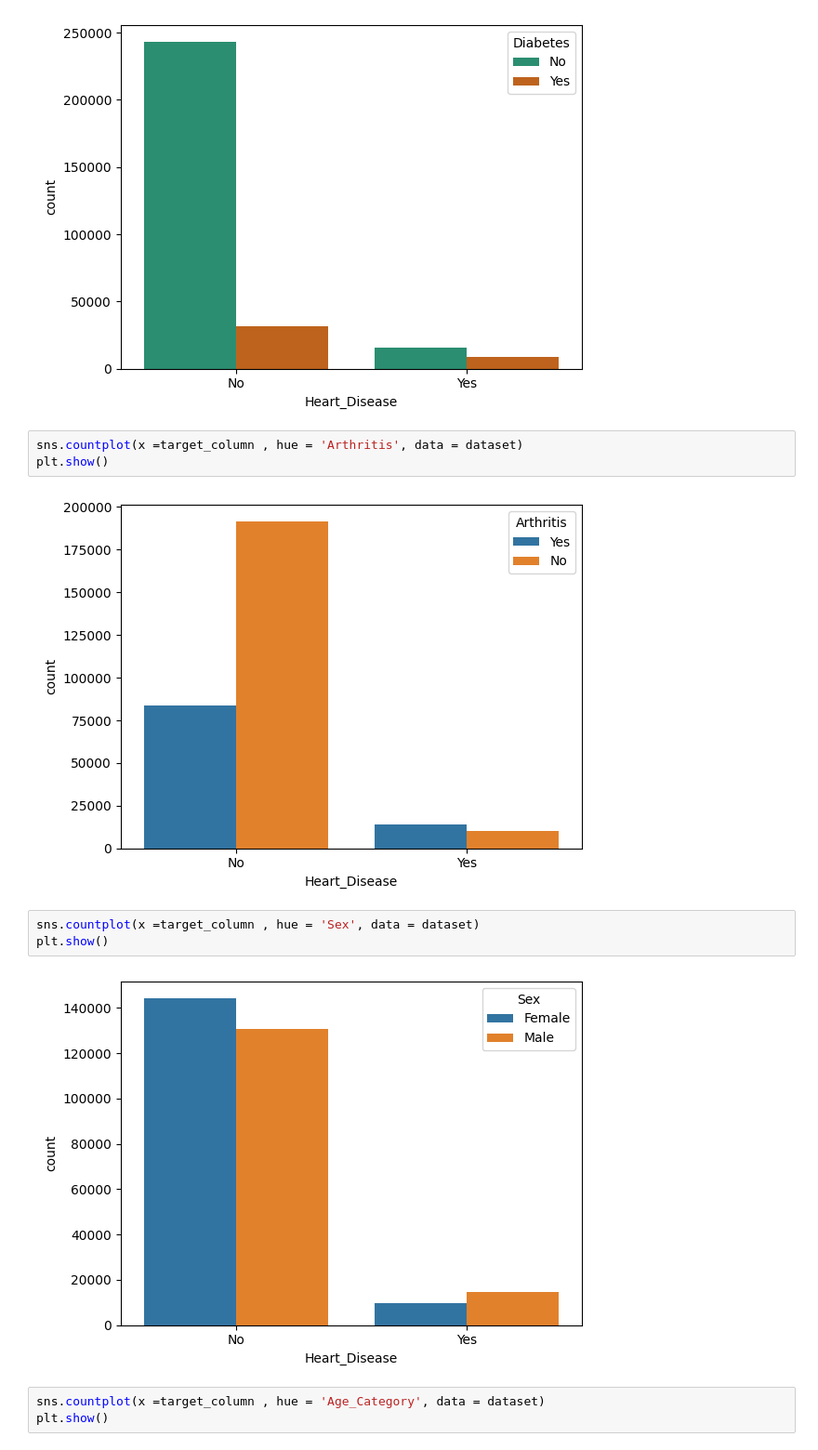
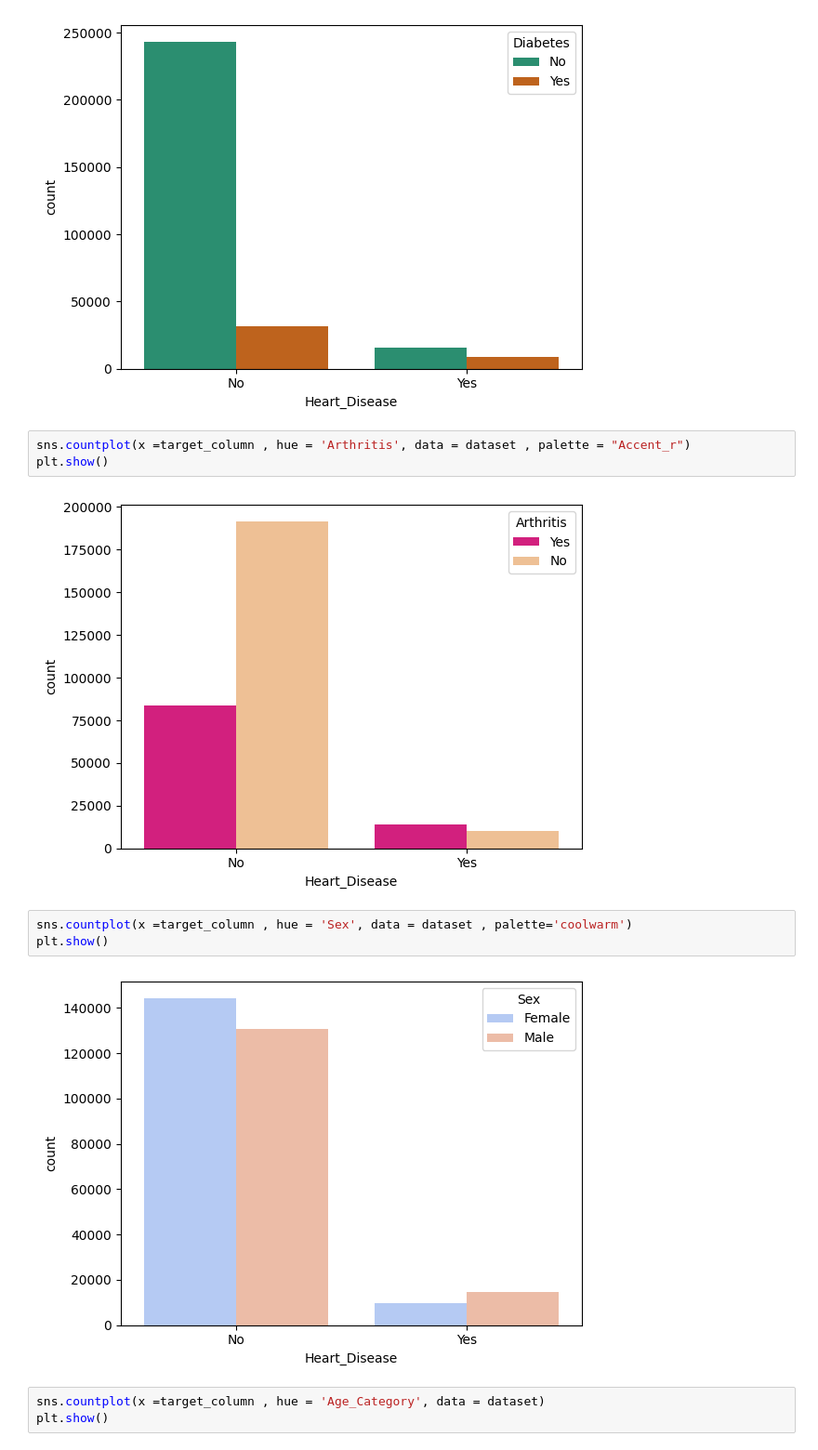
Before and after one commit to gir-yay/AI, a Jupyter notebook: projet.ipynb, the cells around one changed output. Shown: that part at 93% size. Drawn from its saved outputs; the diff is of its cells as text.

```diff
--- a/projet.ipynb
+++ b/projet.ipynb
@@ -170,15 +170,15 @@ plt.show()
 # %% [output]
 [figure]
 # %%
-sns.countplot(x =target_column , hue = 'Arthritis', data = dataset)
+sns.countplot(x =target_column , hue = 'Arthritis', data = dataset , palette = "Accent_r")
 plt.show()
 # %% [output]
-[figure, old version]
+[figure, new version]
 # %%
-sns.countplot(x =target_column , hue = 'Sex', data = dataset)
+sns.countplot(x =target_column , hue = 'Sex', data = dataset , palette='coolwarm')
 plt.show()
 # %% [output]
-[figure, old version]
+[figure, new version]
 # %%
 sns.countplot(x =target_column , hue = 'Age_Category', data = dataset)
 plt.show()
```
Also changed, not shown: parts of 1 cell of this notebook.
